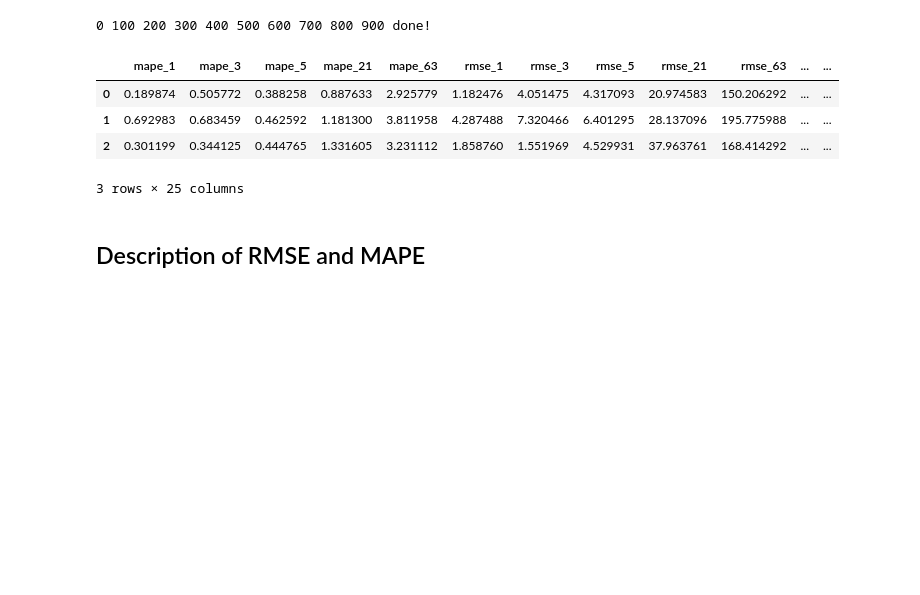
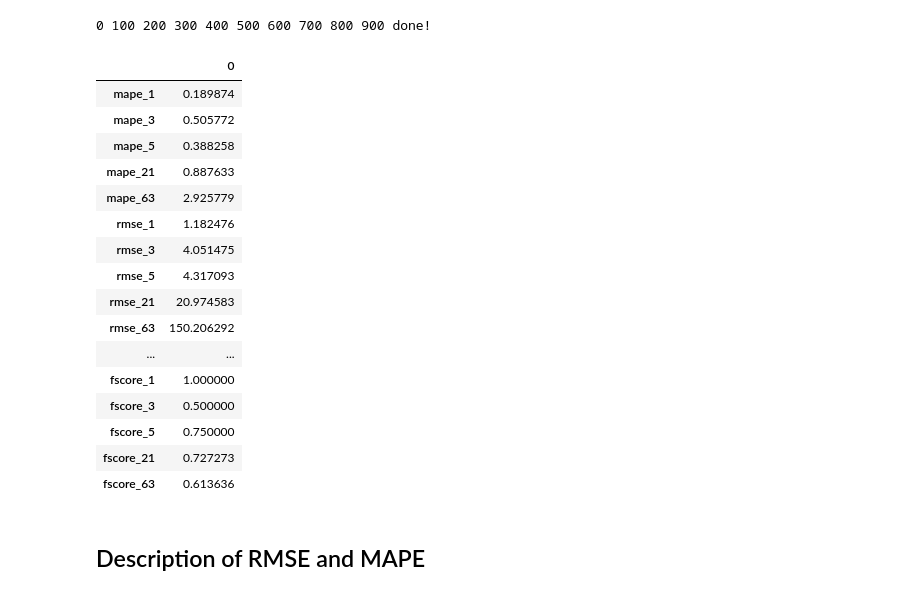
Before and after one commit to ulrikson/statistics-thesis, a Jupyter notebook: lstm2.ipynb, the cells around one changed output. Cells and saved outputs as stored; diff of their text form; code cells hidden in the pictures; blank space fills up the shorter version.

```diff
--- a/lstm2.ipynb
+++ b/lstm2.ipynb
@@ -419,16 +419,28 @@ for i in range(forecast_len):
 print('done!')
 # %% [output]
 0 100 200 300 400 500 600 700 800 900 done!
-# %%
-# First three rows of evaluation df
-
-cross_df.head(3)
-# %% [output]
-|  | mape_1 | mape_3 | mape_5 | mape_21 | mape_63 | rmse_1 | rmse_3 | rmse_5 | rmse_21 | rmse_63 | ... | ... |
-| 0 | 0.189874 | 0.505772 | 0.388258 | 0.887633 | 2.925779 | 1.182476 | 4.051475 | 4.317093 | 20.974583 | 150.206292 | ... | ... |
-| 1 | 0.692983 | 0.683459 | 0.462592 | 1.181300 | 3.811958 | 4.287488 | 7.320466 | 6.401295 | 28.137096 | 195.775988 | ... | ... |
-| 2 | 0.301199 | 0.344125 | 0.444765 | 1.331605 | 3.231112 | 1.858760 | 1.551969 | 4.529931 | 37.963761 | 168.414292 | ... | ... |
-3 rows × 25 columns
+# %%
+# Only the results when t=1
+
+cross_df[0:1].transpose()
+# %% [output]
+|  | 0 |
+| mape_1 | 0.189874 |
+| mape_3 | 0.505772 |
+| mape_5 | 0.388258 |
+| mape_21 | 0.887633 |
+| mape_63 | 2.925779 |
+| rmse_1 | 1.182476 |
+| rmse_3 | 4.051475 |
+| rmse_5 | 4.317093 |
+| rmse_21 | 20.974583 |
+| rmse_63 | 150.206292 |
+| ... | ... |
+| fscore_1 | 1.000000 |
+| fscore_3 | 0.500000 |
+| fscore_5 | 0.750000 |
+| fscore_21 | 0.727273 |
+| fscore_63 | 0.613636 |
 # %% [markdown]
 ## Description of RMSE and MAPE
 # %%
```
Also changed, not shown: 1 other file.
